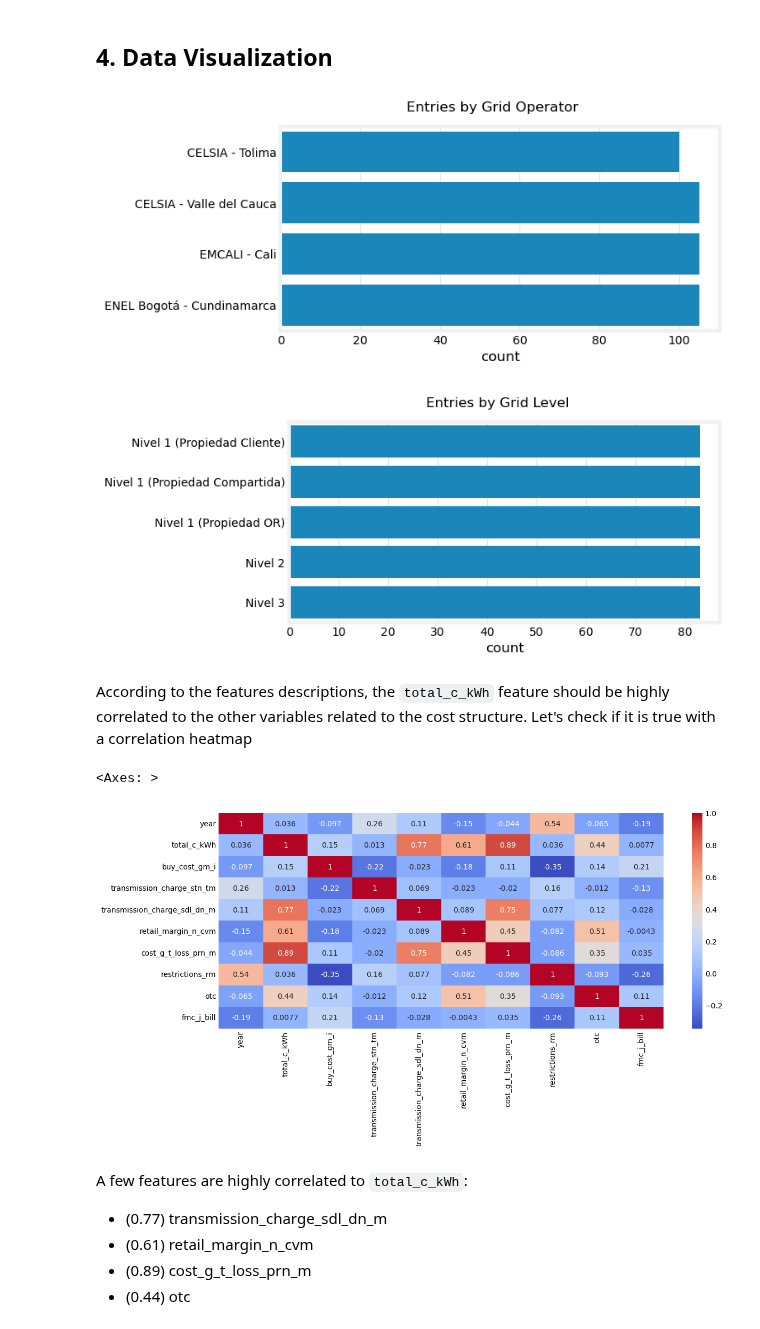
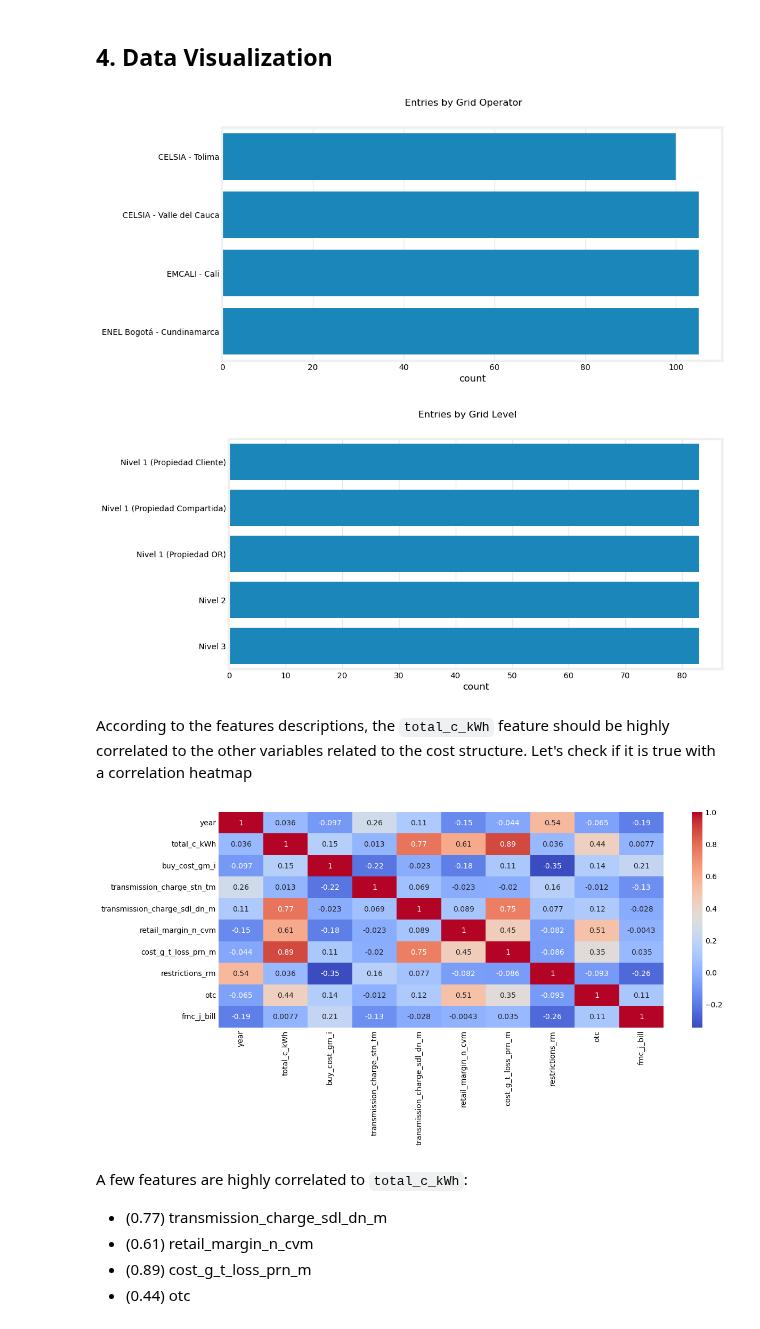
Before and after one commit to c4-calderon/c4-calderon.github.io, a Jupyter notebook: _notebooks/2026-04-05-Electricity-Rates-and-Costs.ipynb, the cells around one changed output. Cells and saved outputs as stored; diff of their text form; code cells hidden in the pictures.

```diff
--- a/_notebooks/2026-04-05-Electricity-Rates-and-Costs.ipynb
+++ b/_notebooks/2026-04-05-Electricity-Rates-and-Costs.ipynb
@@ -255,30 +333,29 @@ plt.rcParams.update({
 })
 # %%
 # How many observations by grid operator do we have?
-plt.figure(figsize=(6,3))
+plt.figure(figsize=(10,5))
 sns.countplot(data=df, y='grid_operator', stat='count')
 plt.suptitle('Entries by Grid Operator')
 plt.ylabel('')
 plt.show()
 # %% [output]
-[figure, old version]
+[figure, new version]
 # %%
 # How many observations by grid level do we have?
-plt.figure(figsize=(6,3))
+plt.figure(figsize=(10,5))
 sns.countplot(data=df, y='grid_level', stat='count')
 plt.suptitle('Entries by Grid Level')
 plt.ylabel('')
 plt.show()
 # %% [output]
-[figure, old version]
+[figure, new version]
 # %% [markdown]
 According to the features descriptions, the `total_c_kWh` feature should be highly correlated to the other variables related to the cost structure. Let's check if it is true with a correlation heatmap
 # %%
 correl_matrix = df.select_dtypes(include=['int64', 'float64']).corr()
 plt.figure(figsize=(12,5))
-sns.heatmap(correl_matrix, annot=True, cmap='coolwarm')
+ax = sns.heatmap(correl_matrix, annot=True, cmap='coolwarm')
 # %% [output]
-<Axes: >
 [figure]
 # %% [markdown]
 A few features are highly correlated to `total_c_kWh`:
```
Also changed, not shown: parts of 24 cells of this notebook, 15 other files.
